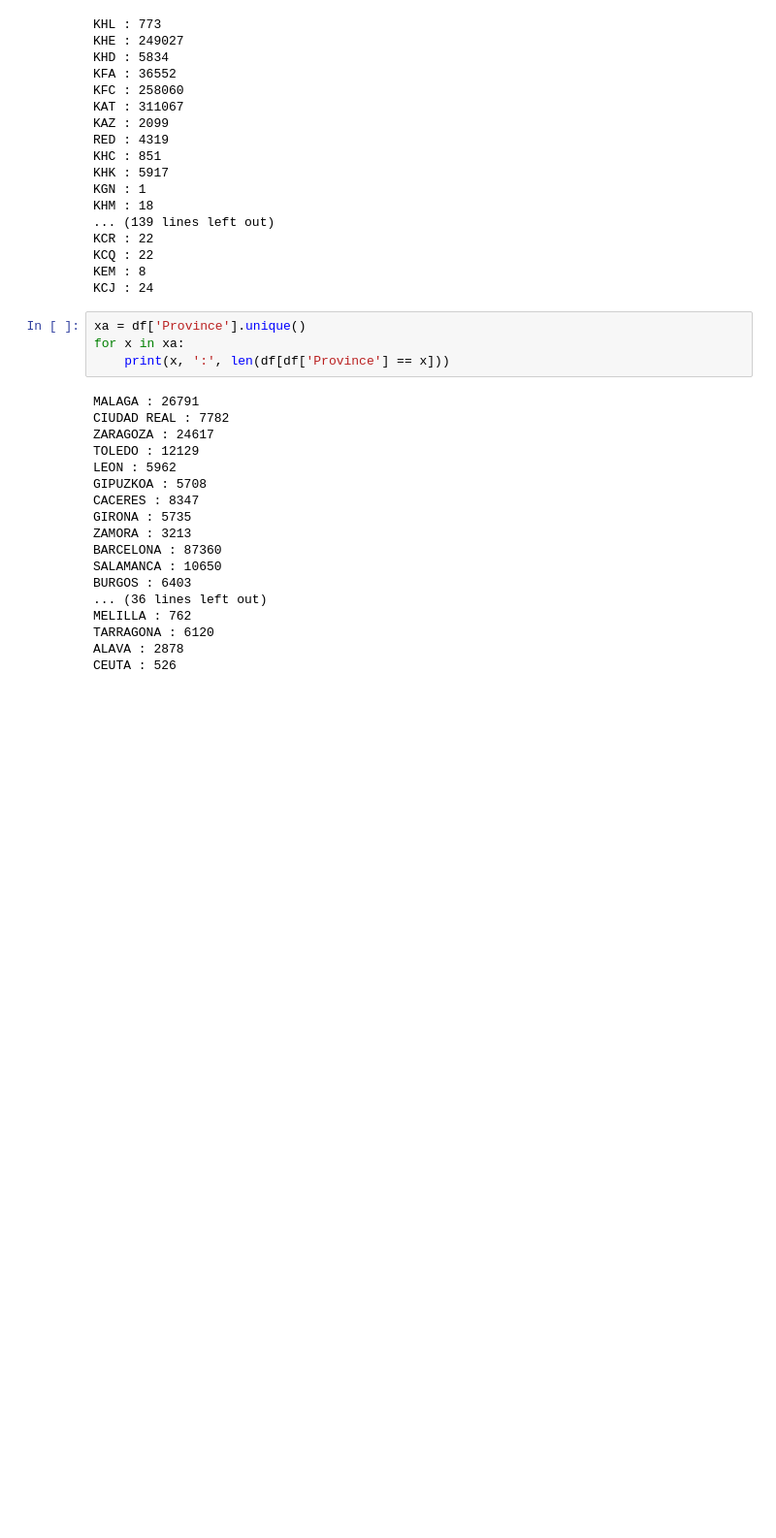
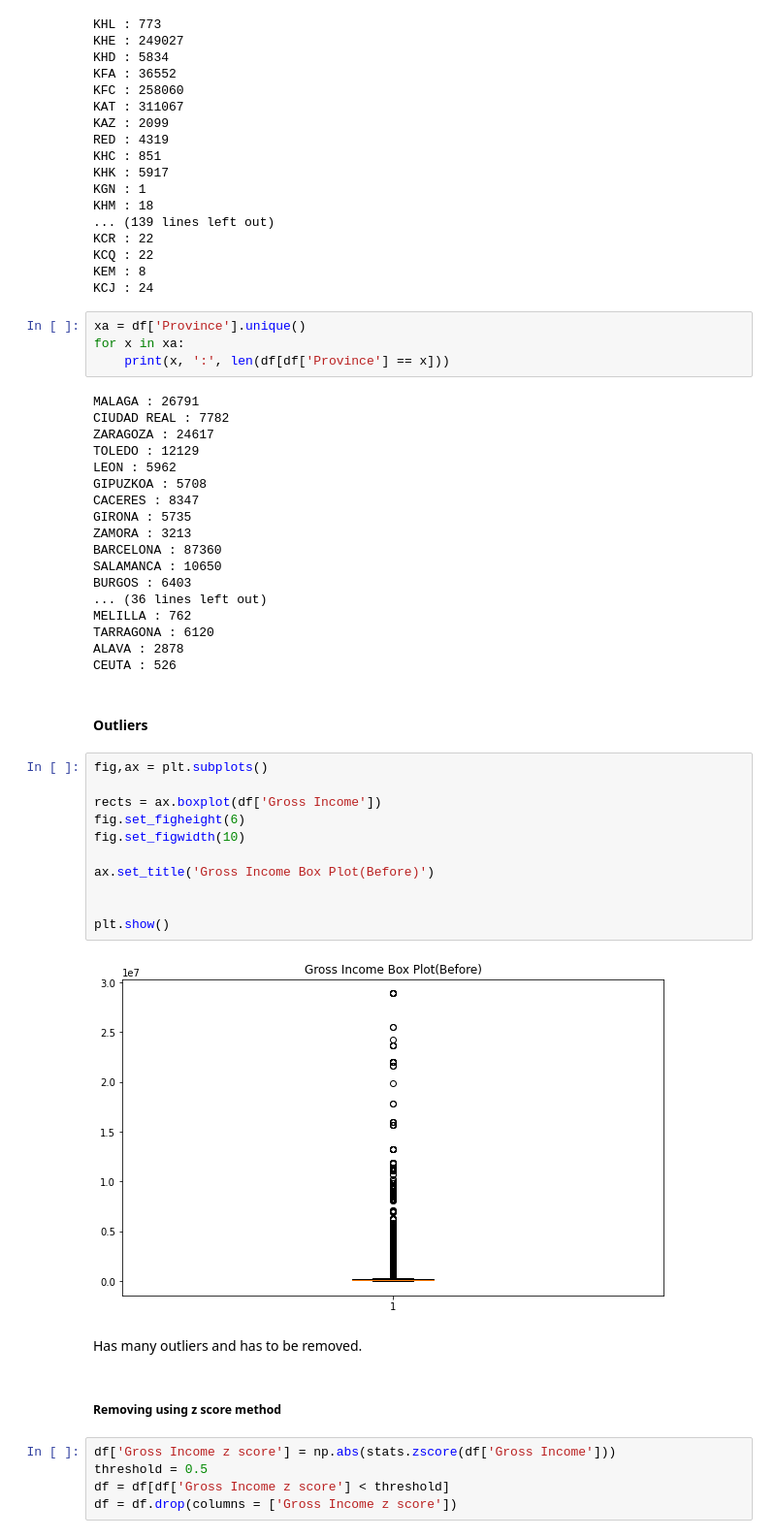
Before and after one commit to uthej12/Customer_Segmentation, a Jupyter notebook: EDA.ipynb, the cells around one changed output. Shown: that part at 97% size. Drawn from its saved outputs; the diff is of its cells as text; blank space fills up the shorter version.

```diff
--- a/EDA.ipynb
+++ b/EDA.ipynb
@@ -257,3 +259,27 @@ MELILLA : 762
 TARRAGONA : 6120
 ALAVA : 2878
 CEUTA : 526
+# %% [markdown]
+#### Outliers
+# %%
+fig,ax = plt.subplots()
+
+rects = ax.boxplot(df['Gross Income'])
+fig.set_figheight(6)
+fig.set_figwidth(10)
+
+ax.set_title('Gross Income Box Plot(Before)')
+
+
+plt.show()
+# %% [output]
+[figure, added]
+# %% [markdown]
+Has many outliers and has to be removed.
+# %% [markdown]
+##### Removing using z score method
+# %%
+df['Gross Income z score'] = np.abs(stats.zscore(df['Gross Income']))
+threshold = 0.5
+df = df[df['Gross Income z score'] < threshold]
+df = df.drop(columns = ['Gross Income z score'])
```
Also changed, not shown: parts of 13 cells of this notebook, 3 other files.
